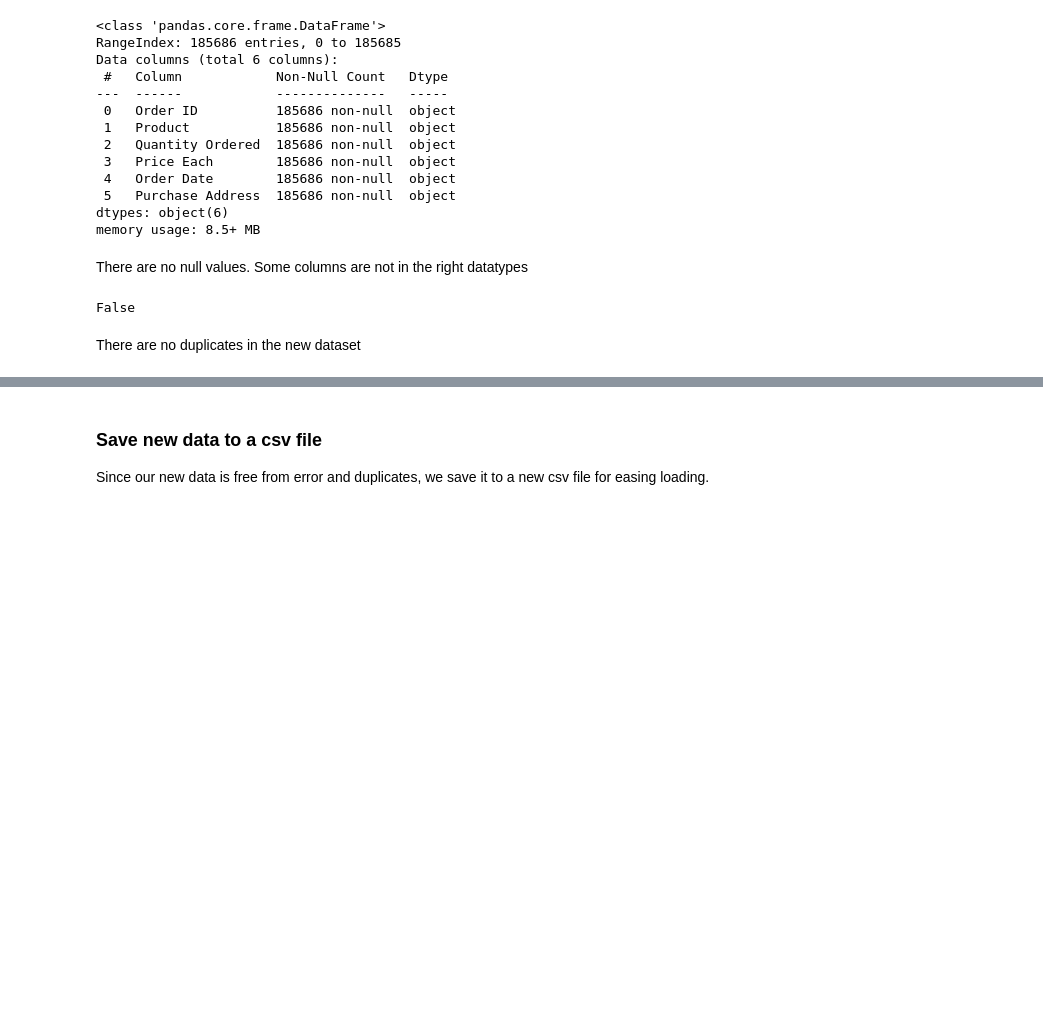
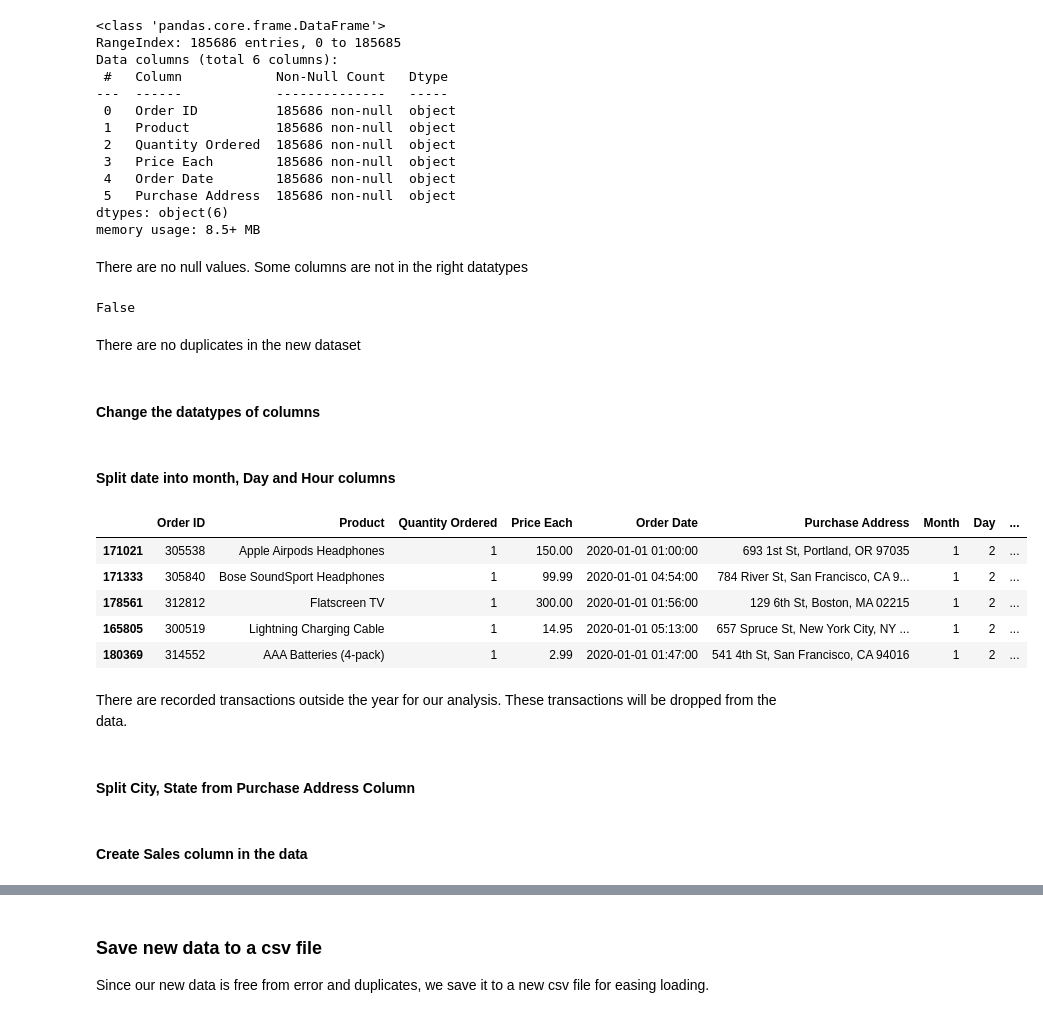
Before and after one commit to elvis-darko/Personal-Projects, a Jupyter notebook: FULL CYCLE PROJECTS/PRODUCT_SALES_ANALYSIS/Product_Sales_Data_Analysis.ipynb, the cells around one changed output, grey strips where cells are left out. Saved outputs shown, nothing was run; the diff lists cells and outputs as text; code cells hidden in the pictures; blank space fills up the shorter version.

```diff
--- a/FULL CYCLE PROJECTS/PRODUCT_SALES_ANALYSIS/Product_Sales_Data_Analysis.ipynb
+++ b/FULL CYCLE PROJECTS/PRODUCT_SALES_ANALYSIS/Product_Sales_Data_Analysis.ipynb
@@ -2203,3 +2203,29 @@ product_sales.duplicated().any()
 False
 # %% [markdown]
 There are no duplicates in the new dataset
+# %% [markdown]
+#### Change the datatypes of columns
+# %%
+product_sales["Order ID"] = product_sales["Order ID"].astype(int)
+product_sales["Quantity Ordered"] = product_sales["Quantity Ordered"].astype(int)
+product_sales["Price Each"] = product_sales["Price Each"].astype(float)
+product_sales["Order Date"] = pd.to_datetime(product_sales["Order Date"])
+# %% [markdown]
+#### Split date into month, Day and Hour columns
+# %%
+product_sales["Month"] = product_sales["Order Date"].dt.month
+product_sales["Day"] = product_sales["Order Date"].dt.dayofweek
+product_sales["Hour"] = product_sales["Order Date"].dt.hour
+# %%
+# Show transactions that do not fall within the sales year, 2019
+
+product_sales[product_sales['Order Date'].dt.year != 2019].sample(5, random_state=2)
+# %% [output]
+|  | Order ID | Product | Quantity Ordered | Price Each | Order Date | Purchase Address | Month | Day | ... |
+| 171021 | 305538 | Apple Airpods Headphones | 1 | 150.00 | 2020-01-01 01:00:00 | 693 1st St, Portland, OR 97035 | 1 | 2 | ... |
+| 171333 | 305840 | Bose SoundSport Headphones | 1 | 99.99 | 2020-01-01 04:54:00 | 784 River St, San Francisco, CA 9... | 1 | 2 | ... |
+| 178561 | 312812 | Flatscreen TV | 1 | 300.00 | 2020-01-01 01:56:00 | 129 6th St, Boston, MA 02215 | 1 | 2 | ... |
+| 165805 | 300519 | Lightning Charging Cable | 1 | 14.95 | 2020-01-01 05:13:00 | 657 Spruce St, New York City, NY ... | 1 | 2 | ... |
+| 180369 | 314552 | AAA Batteries (4-pack) | 1 | 2.99 | 2020-01-01 01:47:00 | 541 4th St, San Francisco, CA 94016 | 1 | 2 | ... |
+# %% [markdown]
+There are recorded transactions outside the year for our analysis. These transactions will be dropped from the data.
@@ -2205,0 +2236,2 @@ There are no duplicates in the new dataset
+# %% [markdown]
+#### Split City, State from Purchase Address Column
@@ -2205,0 +2248,2 @@ There are no duplicates in the new dataset
+# %% [markdown]
+#### Create Sales column in the data
```
Also changed, not shown: parts of 6 cells of this notebook.
